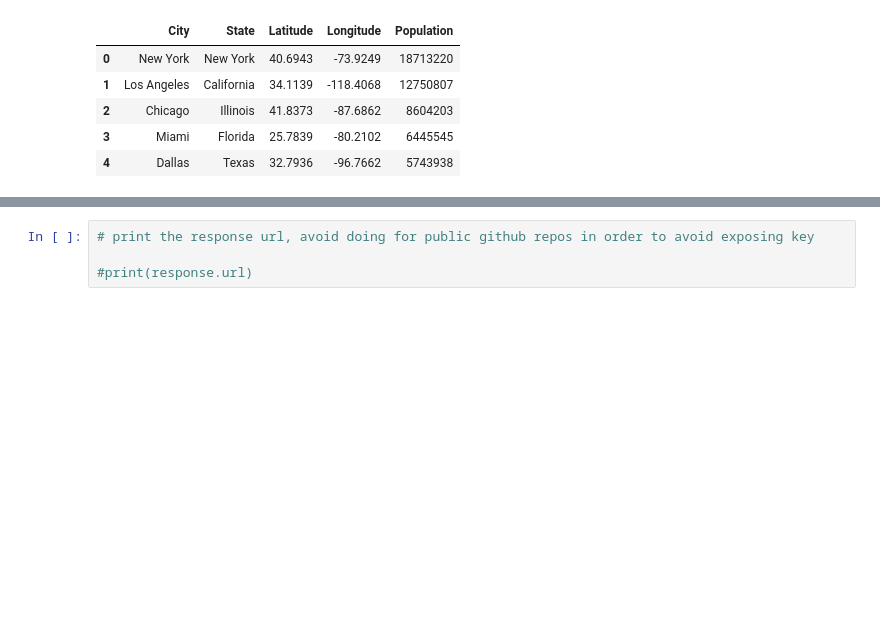
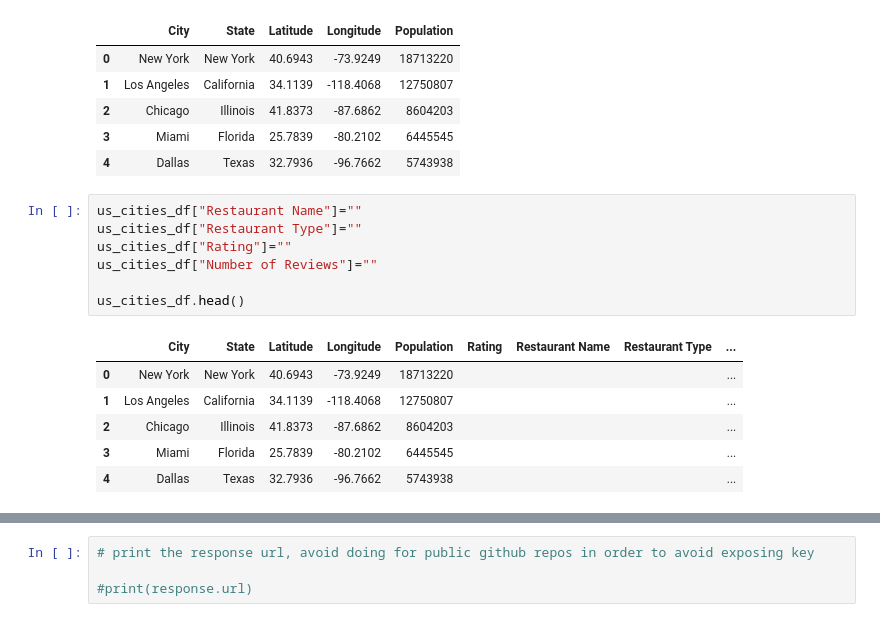
Before and after one commit to mward95/Restaurant_API, a Jupyter notebook: Matthew Ward/Yelp Test.ipynb, the cells around one changed output, grey strips where cells are left out. Saved outputs shown, nothing was run; the diff lists cells and outputs as text; blank space fills up the shorter version.

Commit message:
Created initial dataframe

```diff
--- a/Matthew Ward/Yelp Test.ipynb
+++ b/Matthew Ward/Yelp Test.ipynb
@@ -73,3 +73,17 @@ us_cities_df.head()
 | 2 | Chicago | Illinois | 41.8373 | -87.6862 | 8604203 |
 | 3 | Miami | Florida | 25.7839 | -80.2102 | 6445545 |
 | 4 | Dallas | Texas | 32.7936 | -96.7662 | 5743938 |
+# %%
+us_cities_df["Restaurant Name"]=""
+us_cities_df["Restaurant Type"]=""
+us_cities_df["Rating"]=""
+us_cities_df["Number of Reviews"]=""
+
+us_cities_df.head()
+# %% [output]
+|  | City | State | Latitude | Longitude | Population | Rating | Restaurant Name | Restaurant Type | ... |
+| 0 | New York | New York | 40.6943 | -73.9249 | 18713220 |  |  |  | ... |
+| 1 | Los Angeles | California | 34.1139 | -118.4068 | 12750807 |  |  |  | ... |
+| 2 | Chicago | Illinois | 41.8373 | -87.6862 | 8604203 |  |  |  | ... |
+| 3 | Miami | Florida | 25.7839 | -80.2102 | 6445545 |  |  |  | ... |
+| 4 | Dallas | Texas | 32.7936 | -96.7662 | 5743938 |  |  |  | ... |
```
Also changed, not shown: parts of 4 cells of this notebook.
